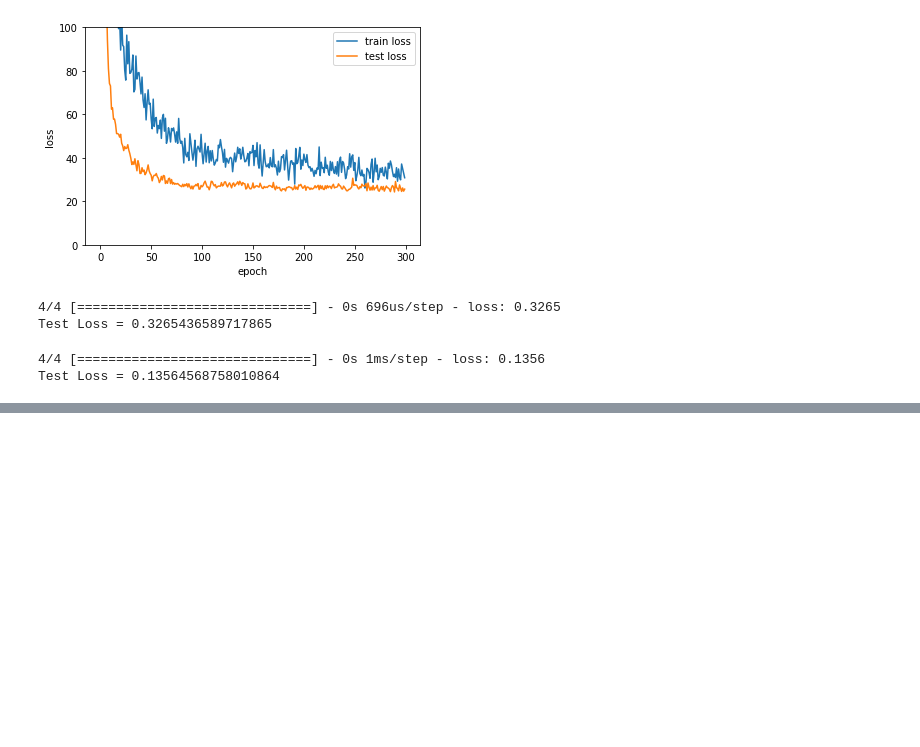
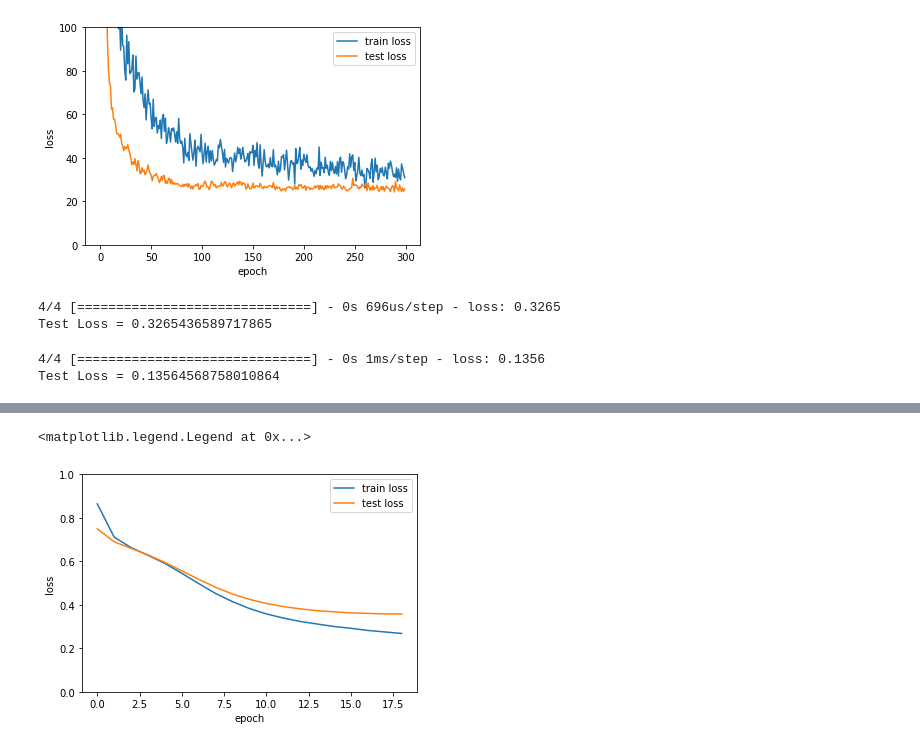
Before and after one commit to thebluesky0205/testRepoLKS, a Jupyter notebook: twelveth.ipynb, the cells around one changed output, grey strips where cells are left out. Cells and saved outputs as stored; diff of their text form; code cells hidden in the pictures; blank space fills up the shorter version.

```diff
--- a/twelveth.ipynb
+++ b/twelveth.ipynb
@@ -598,0 +668,35 @@ Test Loss = 0.12459728121757507
+# %%
+model = Sequential()
+
+model.add(Dense(16, activation = 'relu', input_dim = 16))
+model.add(Dense(8, activation = 'relu'))
+model.add(Dense(4, activation = 'tanh'))
+model.add(Dense(1, activation = 'sigmoid'))
+
+model.compile(
+    optimizer = 'sgd',
+    loss = 'binary_crossentropy'
+)
+
+# EarlyStopping
+
+es_callback = EarlyStopping(
+    # val_loss: 테스트 로스를 감독
+    monitor = 'val_loss',
+    # 최소값을 감지함
+    mode = 'min'
+)
+
+# 콜백이란 ? 이벤트
+
+trainRes = model.fit(
+    X_train, y_train,
+    validation_data=(X_test, y_test),
+    epochs = 400,
+    batch_size = 5,
+    # 조건이 만족되면 콜백에 의해 fit이 중단되도록 구성한 부분.
+    callbacks = [es_callback],
+    verbose = 0
+)
+
+print("Test Loss =", model.evaluate(X_test, y_test))
@@ -598,0 +706,10 @@ Test Loss = 0.12459728121757507
+# %%
+plt.plot(trainRes.history['loss'])
+plt.plot(trainRes.history['val_loss'])
+plt.ylim(0, 1)
+plt.ylabel('loss')
+plt.xlabel('epoch')
+plt.legend(['train loss', 'test loss'], loc='upper right')
+# %% [output]
+<matplotlib.legend.Legend at 0x...>
+[figure, added]
```
Also changed, not shown: parts of 20 cells of this notebook.
